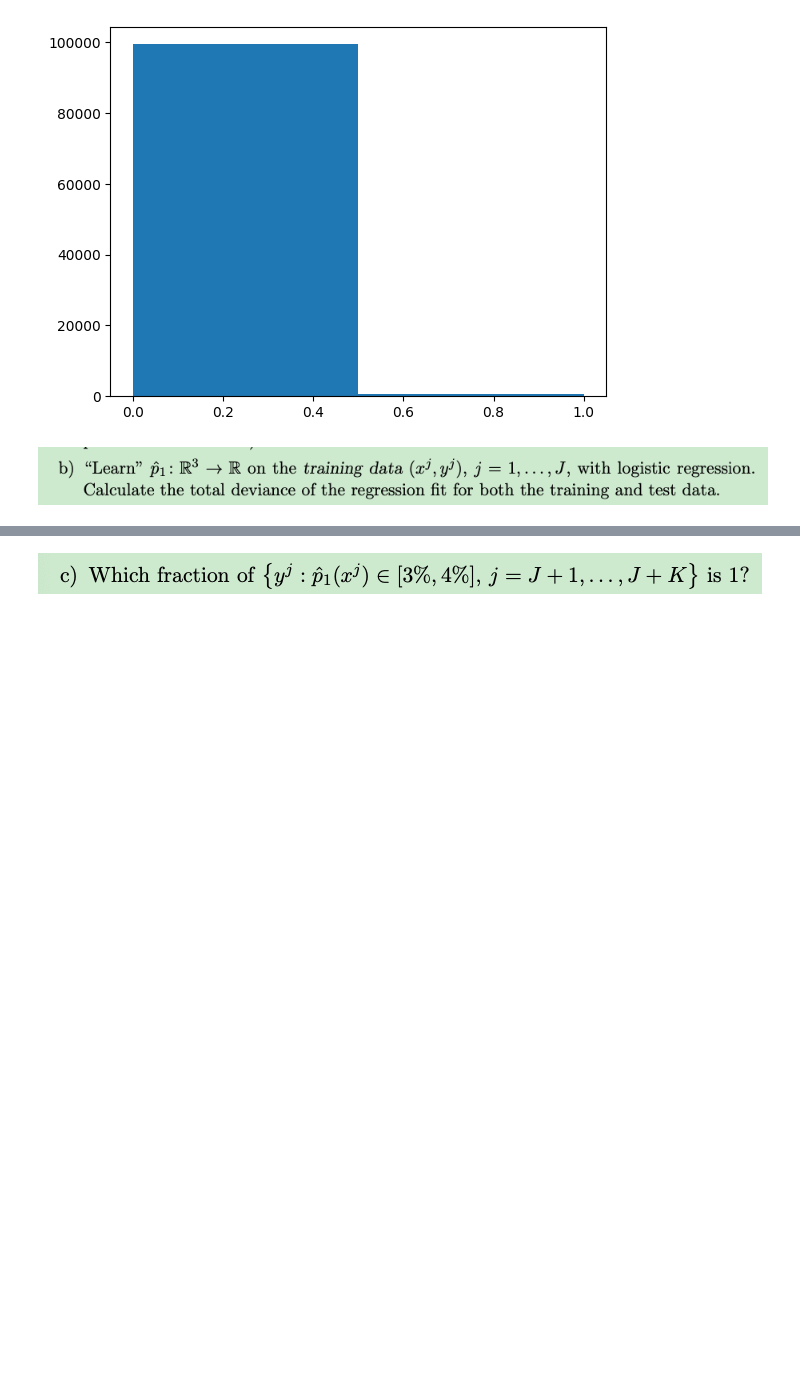
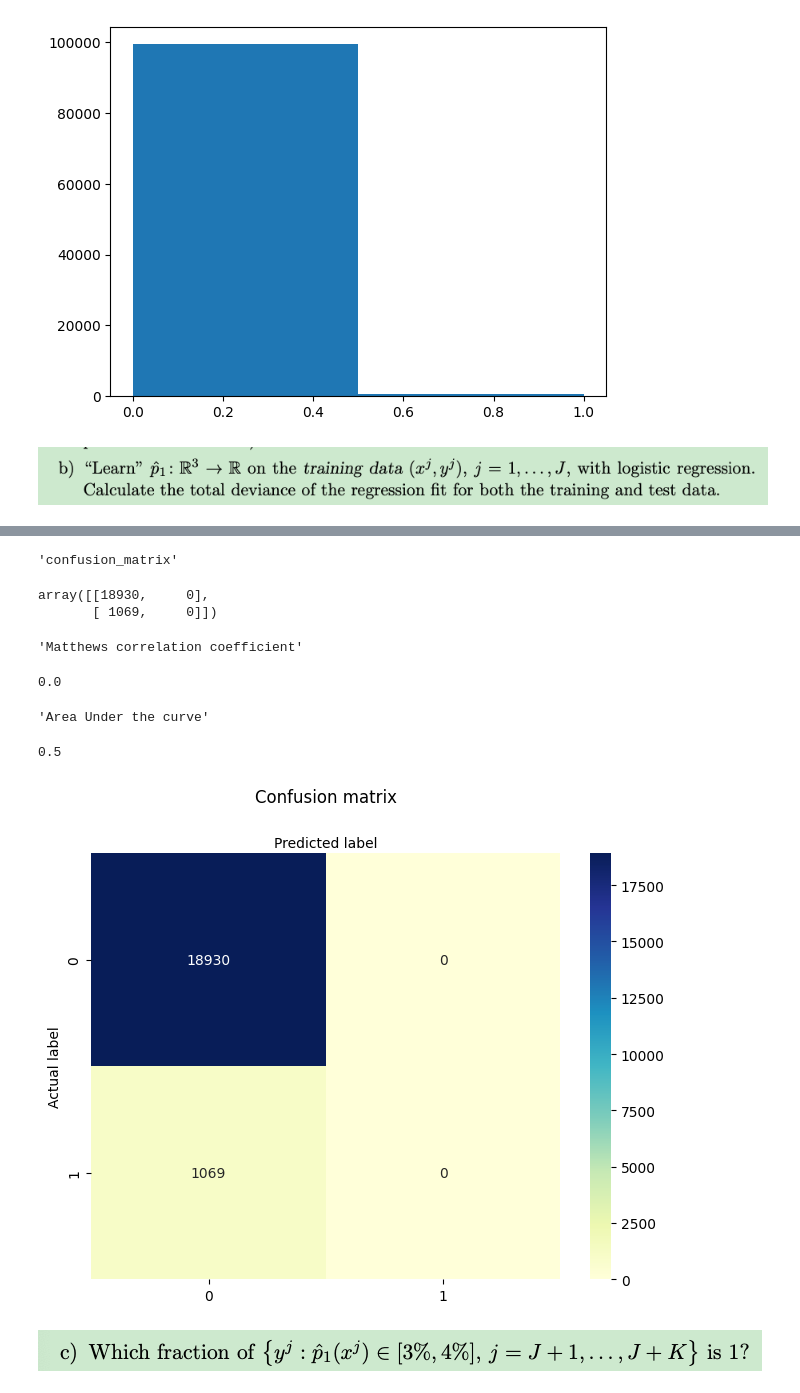
Before and after one commit to thelionthelion/eth_ntifi, a Jupyter notebook: NTIFI_Exercise1.ipynb, the cells around one changed output, grey strips where cells are left out. Drawn from its saved outputs; the diff is of its cells as text; code cells hidden in the pictures; blank space fills up the shorter version.

```diff
--- a/NTIFI_Exercise1.ipynb
+++ b/NTIFI_Exercise1.ipynb
@@ -151,3 +163,20 @@ LogisticRegression()
+# %%
+from sklearn import linear_model
+
+logr = linear_model.LogisticRegression()
+logr.fit(featuresTrain,labelsTrain)
+
+predictionLogReg = logr.predict(featuresTest.reshape(-1, 3)) # predict
+evaluate(labelsTest, predictionLogReg)
+# %% [output]
+'confusion_matrix'
+array([[18930,     0],
+       [ 1069,     0]])
+'Matthews correlation coefficient'
+0.0
+'Area Under the curve'
+0.5
+[figure, added]
 # %% [markdown]
 ![image.png](embedded-picture-1)
 # %% [markdown]
```
Also changed, not shown: parts of 7 cells of this notebook.
